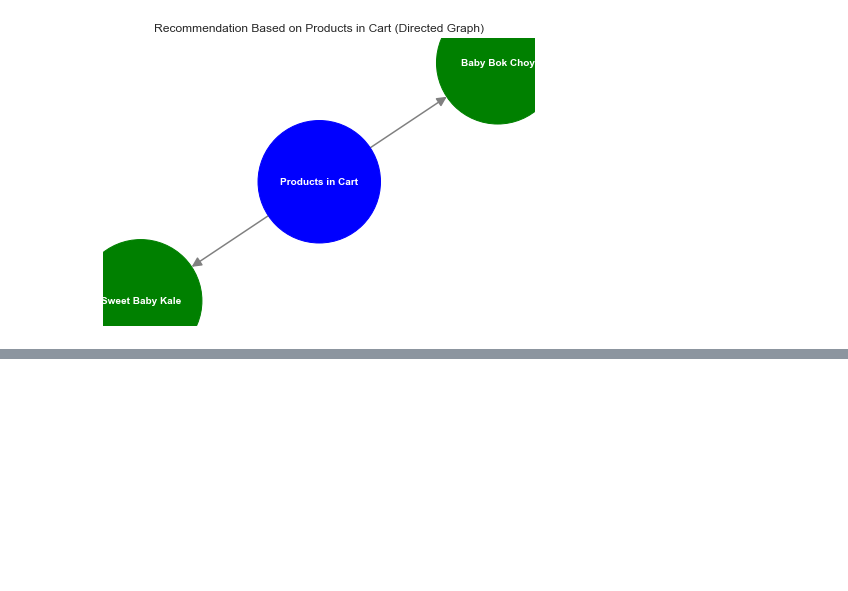
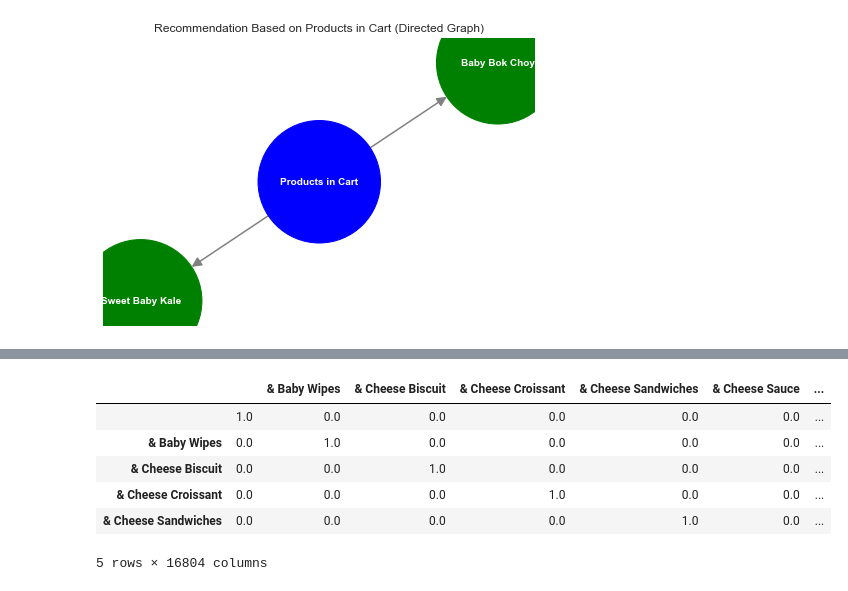
Before and after one commit to SandeepBatta/Association-Rule-Mining, a Jupyter notebook: final_project_1.ipynb, the cells around one changed output, grey strips where cells are left out. Cells and saved outputs as stored; diff of their text form; code cells hidden in the pictures; blank space fills up the shorter version.

```diff
--- a/final_project_1.ipynb
+++ b/final_project_1.ipynb
@@ -341,0 +382,12 @@ if not recommended:
+# %%
+product_similarity = pd.DataFrame(cosine_similarity(user_item_matrix.T), index=user_item_matrix.columns, columns=user_item_matrix.columns)
+# %%
+product_similarity.head()
+# %% [output]
+|  |  | & Baby Wipes | & Cheese Biscuit | & Cheese Croissant | & Cheese Sandwiches | & Cheese Sauce | ... |
+|  | 1.0 | 0.0 | 0.0 | 0.0 | 0.0 | 0.0 | ... |
+| & Baby Wipes | 0.0 | 1.0 | 0.0 | 0.0 | 0.0 | 0.0 | ... |
+| & Cheese Biscuit | 0.0 | 0.0 | 1.0 | 0.0 | 0.0 | 0.0 | ... |
+| & Cheese Croissant | 0.0 | 0.0 | 0.0 | 1.0 | 0.0 | 0.0 | ... |
+| & Cheese Sandwiches | 0.0 | 0.0 | 0.0 | 0.0 | 1.0 | 0.0 | ... |
+5 rows × 16804 columns
```
Also changed, not shown: parts of 13 cells of this notebook.
